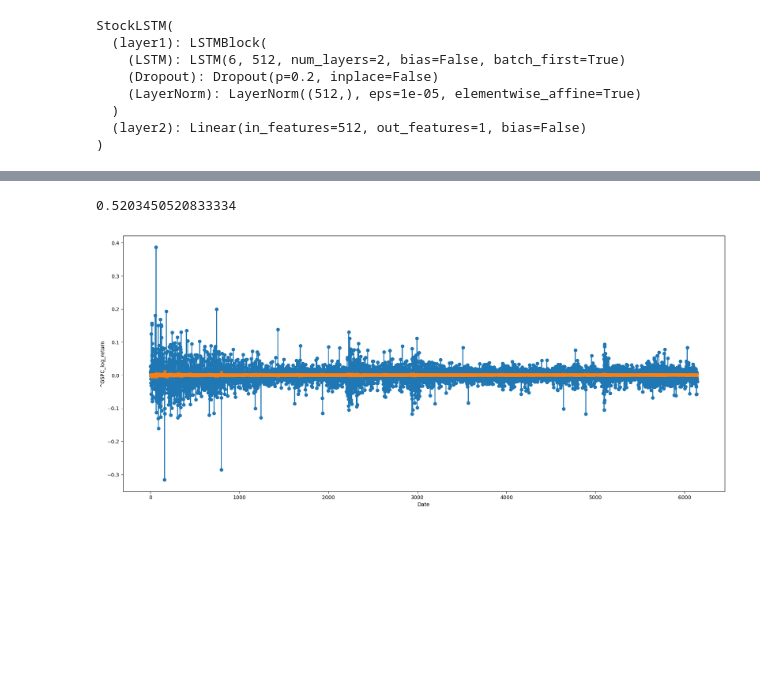
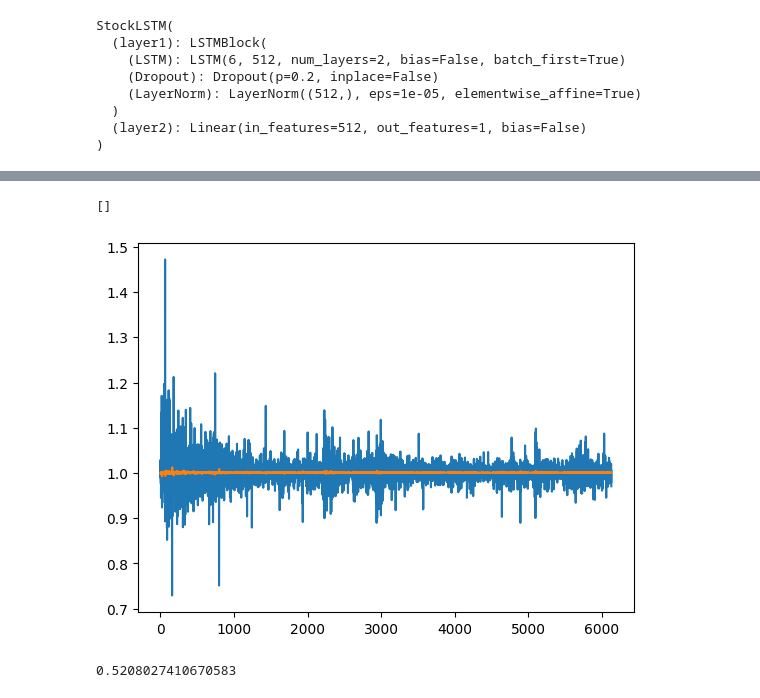
Before and after one commit to Nacnano/stock-machine-learning-project, a Jupyter notebook: LSTM7.ipynb, the cells around one changed output, grey strips where cells are left out. Saved outputs shown, nothing was run; the diff lists cells and outputs as text; code cells hidden in the pictures; blank space fills up the shorter version.

```diff
--- a/LSTM7.ipynb
+++ b/LSTM7.ipynb
@@ -356,18 +353,14 @@ plt.show()
+# %%
+plt.plot(target_percent)
+plt.plot(predict_percent)
+plt.plot()
+# %% [output]
+[]
+[figure, added]
 # %%
-print(np.mean((np.log(np.array(real_output)) * np.log(np.array(predict_output))) > 0))
+print(np.mean((np.log(np.array(target_percent)) * np.log(np.array(predict_percent))) > 0))
 # %% [output]
-0.5203450520833334
+0.5208027410670583
-# %%
-log_real_output = list(map(math.log,real_output))
-log_predict_output = list(map(math.log,predict_output))
-plt.figure(figsize=(21, 9))
-plt.plot(log_real_output, label="Actual", marker='o')
-plt.plot(log_predict_output, label= "Predicted",marker='x')
-plt.xlabel('Date')
-plt.ylabel('^GSPC_log_return')
-plt.show()
-# %% [output]
-[figure, removed]
 # %%
 plt.plot(learning_rates)
 plt.show()
```
Also changed, not shown: parts of 8 cells of this notebook, 8 other files.
